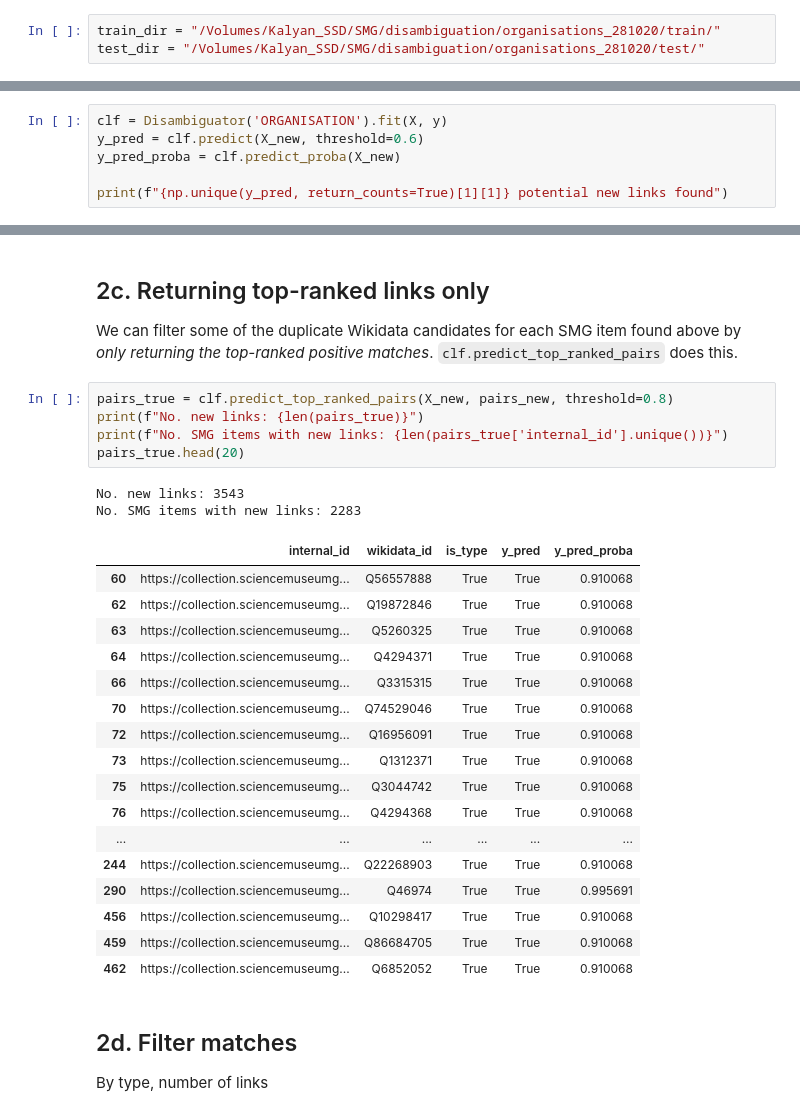
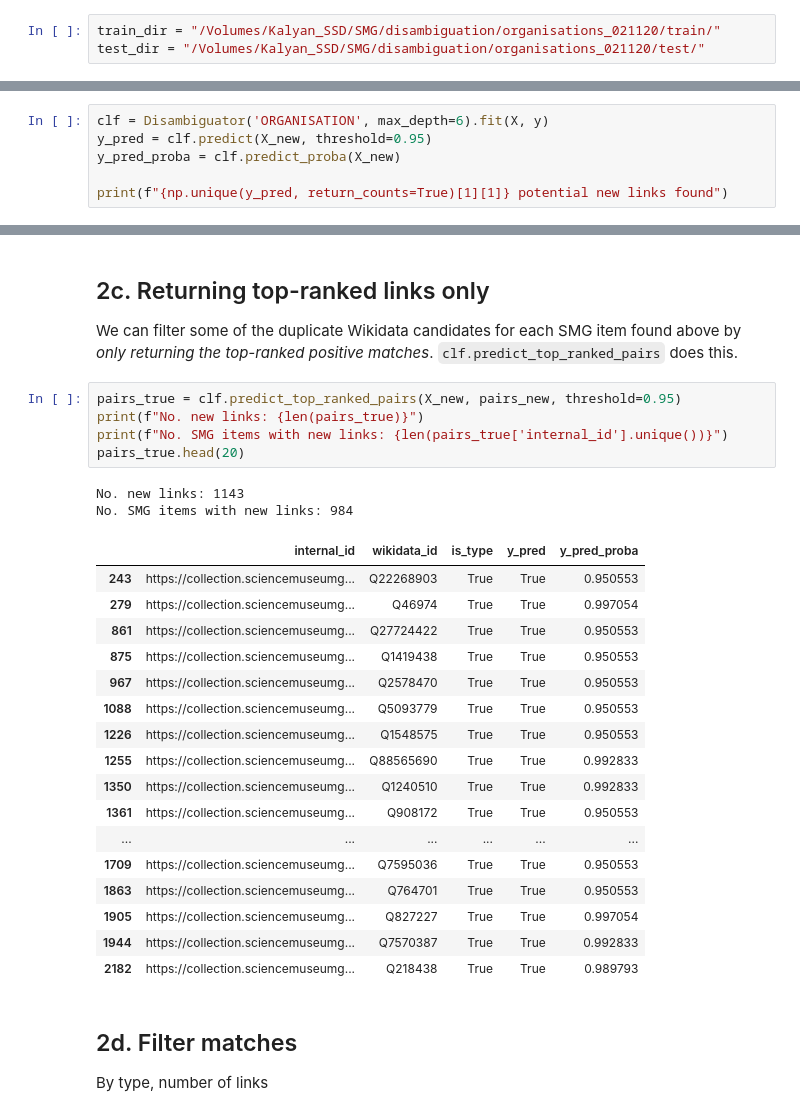
Before and after one commit to TheScienceMuseum/heritage-connector, a Jupyter notebook: demos/Record Disambiguation - Orgs.ipynb, the cells around one changed output, grey strips where cells are left out. Saved outputs shown, nothing was run; the diff lists cells and outputs as text.

```diff
--- a/demos/Record Disambiguation - Orgs.ipynb
+++ b/demos/Record Disambiguation - Orgs.ipynb
@@ -30,8 +30,8 @@ pd.set_option('display.max_rows', None)
 ## 1. Load data
 This data has already been generated using `Disambiguator.save_training_data_to_folder` and `Disambiguator.save_test_data_to_folder`.
 # %%
-train_dir = "/Volumes/Kalyan_SSD/SMG/disambiguation/organisations_281020/train/"
-test_dir = "/Volumes/Kalyan_SSD/SMG/disambiguation/organisations_281020/test/"
+train_dir = "/Volumes/Kalyan_SSD/SMG/disambiguation/organisations_021120/train/"
+test_dir = "/Volumes/Kalyan_SSD/SMG/disambiguation/organisations_021120/test/"
 # %%
 X, y, pairs, pids = load_training_data(train_dir)
 X_new, pairs_new, pids_new = load_training_data(test_dir)
@@ -73,8 +91,8 @@ recall score: 0.9032258064516129
 # %% [markdown]
 ### 2b. Use classifier to predict new Wikidata links
 # %%
-clf = Disambiguator('ORGANISATION').fit(X, y)
-y_pred = clf.predict(X_new, threshold=0.6)
+clf = Disambiguator('ORGANISATION', max_depth=6).fit(X, y)
+y_pred = clf.predict(X_new, threshold=0.95)
 y_pred_proba = clf.predict_proba(X_new)
 
 print(f"{np.unique(y_pred, return_counts=True)[1][1]} potential new links found")
@@ -94,30 +112,30 @@ The graph below shows the distribution of the number of predicted matches per SM
 ## 2c. Returning top-ranked links only
 We can filter some of the duplicate Wikidata candidates for each SMG item found above by _only returning the top-ranked positive matches_. `clf.predict_top_ranked_pairs` does this.
 # %%
-pairs_true = clf.predict_top_ranked_pairs(X_new, pairs_new, threshold=0.8)
+pairs_true = clf.predict_top_ranked_pairs(X_new, pairs_new, threshold=0.95)
 print(f"No. new links: {len(pairs_true)}")
 print(f"No. SMG items with new links: {len(pairs_true['internal_id'].unique())}")
 pairs_true.head(20)
 # %% [output]
-No. new links: 3543
-No. SMG items with new links: 2283
+No. new links: 1143
+No. SMG items with new links: 984
 |  | internal_id | wikidata_id | is_type | y_pred | y_pred_proba |
-| 60 | https://collection.sciencemuseumg... | Q56557888 | True | True | 0.910068 |
-| 62 | https://collection.sciencemuseumg... | Q19872846 | True | True | 0.910068 |
-| 63 | https://collection.sciencemuseumg... | Q5260325 | True | True | 0.910068 |
-| 64 | https://collection.sciencemuseumg... | Q4294371 | True | True | 0.910068 |
-| 66 | https://collection.sciencemuseumg... | Q3315315 | True | True | 0.910068 |
-| 70 | https://collection.sciencemuseumg... | Q74529046 | True | True | 0.910068 |
-| 72 | https://collection.sciencemuseumg... | Q16956091 | True | True | 0.910068 |
-| 73 | https://collection.sciencemuseumg... | Q1312371 | True | True | 0.910068 |
-| 75 | https://collection.sciencemuseumg... | Q3044742 | True | True | 0.910068 |
-| 76 | https://collection.sciencemuseumg... | Q4294368 | True | True | 0.910068 |
+| 243 | https://collection.sciencemuseumg... | Q22268903 | True | True | 0.950553 |
+| 279 | https://collection.sciencemuseumg... | Q46974 | True | True | 0.997054 |
+| 861 | https://collection.sciencemuseumg... | Q27724422 | True | True | 0.950553 |
+| 875 | https://collection.sciencemuseumg... | Q1419438 | True | True | 0.950553 |
+| 967 | https://collection.sciencemuseumg... | Q2578470 | True | True | 0.950553 |
+| 1088 | https://collection.sciencemuseumg... | Q5093779 | True | True | 0.950553 |
+| 1226 | https://collection.sciencemuseumg... | Q1548575 | True | True | 0.950553 |
+| 1255 | https://collection.sciencemuseumg... | Q88565690 | True | True | 0.992833 |
+| 1350 | https://collection.sciencemuseumg... | Q1240510 | True | True | 0.992833 |
+| 1361 | https://collection.sciencemuseumg... | Q908172 | True | True | 0.950553 |
 | ... | ... | ... | ... | ... | ... |
-| 244 | https://collection.sciencemuseumg... | Q22268903 | True | True | 0.910068 |
-| 290 | https://collection.sciencemuseumg... | Q46974 | True | True | 0.995691 |
-| 456 | https://collection.sciencemuseumg... | Q10298417 | True | True | 0.910068 |
-| 459 | https://collection.sciencemuseumg... | Q86684705 | True | True | 0.910068 |
-| 462 | https://collection.sciencemuseumg... | Q6852052 | True | True | 0.910068 |
+| 1709 | https://collection.sciencemuseumg... | Q7595036 | True | True | 0.950553 |
+| 1863 | https://collection.sciencemuseumg... | Q764701 | True | True | 0.950553 |
+| 1905 | https://collection.sciencemuseumg... | Q827227 | True | True | 0.997054 |
+| 1944 | https://collection.sciencemuseumg... | Q7570387 | True | True | 0.992833 |
+| 2182 | https://collection.sciencemuseumg... | Q218438 | True | True | 0.989793 |
 # %% [markdown]
 ## 2d. Filter matches
 
```
Also changed, not shown: parts of 9 cells of this notebook, 2 other files.
